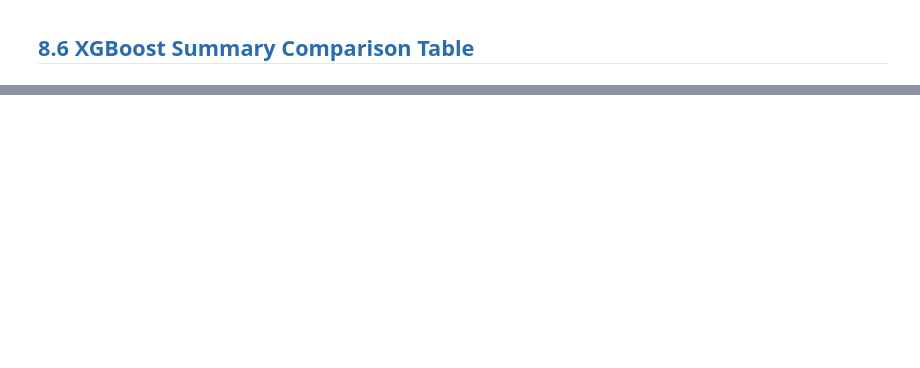
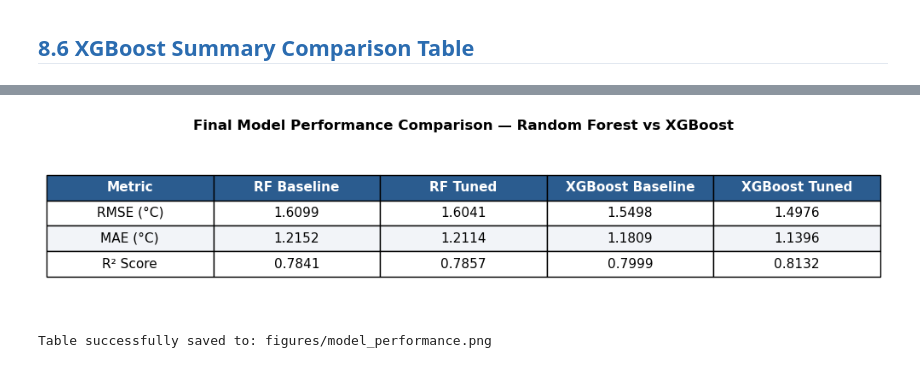
Before and after one commit to rijan-gh/LST-Prediction-Kathmandu-Hetauda, a Jupyter notebook: LST_Hetauda.ipynb, the cells around one changed output, grey strips where cells are left out. Saved outputs shown, nothing was run; the diff lists cells and outputs as text; code cells hidden in the pictures; blank space fills up the shorter version.

Commit message:
Update notebooks and ignore model files

```diff
--- a/LST_Hetauda.ipynb
+++ b/LST_Hetauda.ipynb
@@ -1059,3 +1051,67 @@ RMSE (°C)     1.611586  1.610599          1.549832       1.493978
 ======================================================================
 
 Optimal Model based on Test R²: XGBoost Tuned
+# %%
+import os
+import matplotlib.pyplot as plt
+import pandas as pd
+import numpy as np
+from sklearn.metrics import mean_squared_error, mean_absolute_error, r2_score
+
+# 1. Create figures directory if it doesn't exist
+os.makedirs("figures", exist_ok=True)
+
+# 2. Build the final comparison DataFrame
+final_comparison_df = pd.DataFrame({
+    'Metric': ['RMSE (°C)', 'MAE (°C)', 'R² Score'],
+    'RF Baseline': [rmse_rf_base, mae_rf_base, r2_rf_base],
+    'RF Tuned': [np.sqrt(mean_squared_error(y_test, y_pred_rf_tuned)),
+                 mean_absolute_error(y_test, y_pred_rf_tuned),
+                 r2_score(y_test, y_pred_rf_tuned)],
+    'XGBoost Baseline': [rmse_xgb_base, mae_xgb_base, r2_xgb_base],
+    'XGBoost Tuned': [rmse_xgb_tuned, mae_xgb_tuned, r2_xgb_tuned]
+})
+
+# Format decimal values cleanly
+plot_df = final_comparison_df.copy()
+for col in plot_df.columns[1:]:
+    plot_df[col] = plot_df[col].apply(lambda x: f"{x:.4f}")
+
+# 3. Create the figure and render table
+fig, ax = plt.subplots(figsize=(10, 2.5))
+ax.axis('off')
+
+table = ax.table(
+    cellText=plot_df.values,
+    colLabels=plot_df.columns,
+    cellLoc='center',
+    loc='center'
+)
+
+# 4. Apply styling (Fixing font size issue by iterating over cells)
+table.auto_set_font_size(False)
+
+for (row, col), cell in table.get_celld().items():
+    cell.set_fontsize(11)  # Set font size per cell
+    if row == 0:
+        cell.set_facecolor('#2b5c8f')
+        cell.get_text().set_color('white')
+        cell.get_text().set_weight('bold')
+    else:
+        if row % 2 == 0:
+            cell.set_facecolor('#f2f4f8')
+
+table.scale(1.2, 1.8)
+
+plt.title('Final Model Performance Comparison — Random Forest vs XGBoost', fontsize=12, fontweight='bold', pad=12)
+plt.tight_layout()
+
+# 5. Save the image to figures/ for Overleaf inclusion
+plot_path = os.path.join("figures", "model_performance.png")
+plt.savefig(plot_path, dpi=300, bbox_inches='tight')
+plt.show()
+
+print(f"Table successfully saved to: {plot_path}")
+# %% [output]
+[figure, added]
+Table successfully saved to: figures/model_performance.png
```
Also changed, not shown: parts of 13 cells of this notebook, 3 other files.
